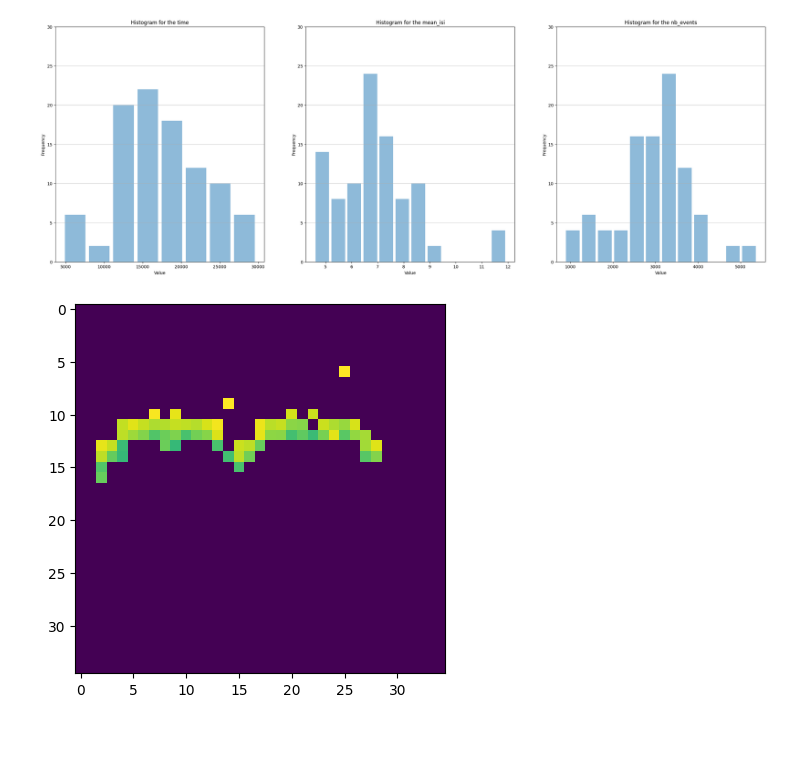
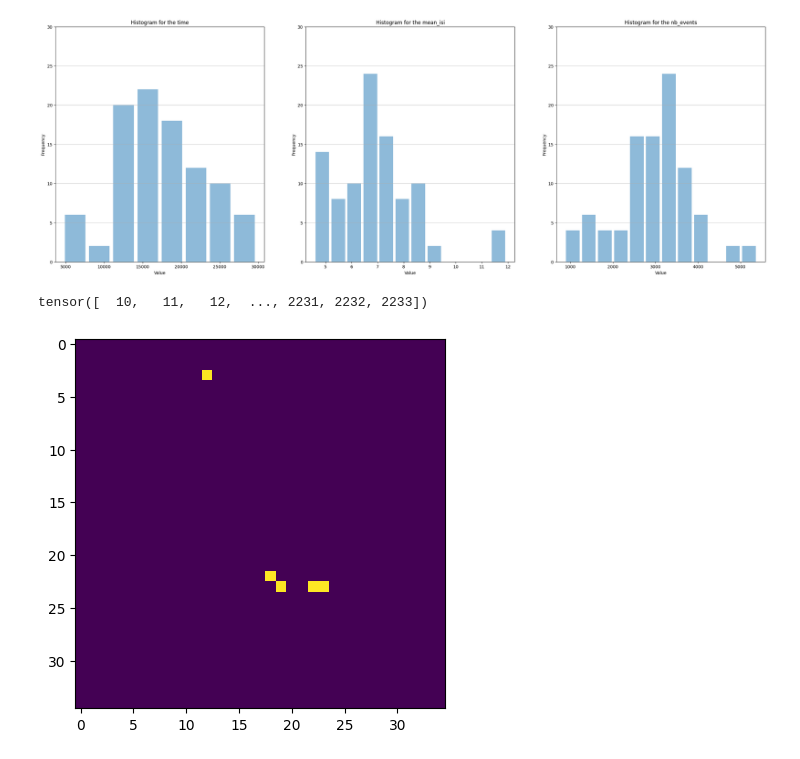
Before and after one commit to AntoineGrimaldi/hotsline, a Jupyter notebook: notebooks/BASICS_01_timesurface.ipynb, the cells around one changed output. Cells and saved outputs as stored; diff of their text form; code cells hidden in the pictures.

Commit message:
modify ts indices

```diff
--- a/notebooks/BASICS_01_timesurface.ipynb
+++ b/notebooks/BASICS_01_timesurface.ipynb
@@ -34,14 +31,15 @@ Mean value for nb_events: 2991.0208333333335
 events, target = next(iter(loader))
 # %%
 tau = 5e3
-filtering_threshold = 5
-
+filtering_threshold = 10
 TSs_nobatch, ind_filtered_nobatch = timesurface(events.squeeze(), dataset.sensor_size, dataset.ordering, tau = tau, filtering_threshold=filtering_threshold)#,  surface_dimensions=(9,9))
+# %% [output]
+tensor([  10,   11,   12,  ..., 2231, 2232, 2233])
 # %%
-event_indice = 100
+event_indice = 0
 ts_off = plt.imshow(TSs_nobatch[event_indice][0,:,:])
 # %% [output]
-[figure, old version]
+[figure, new version]
 # %%
 import torch
 ts_batch_size = 100
```
Also changed, not shown: parts of 2 cells of this notebook, 2 other files.
